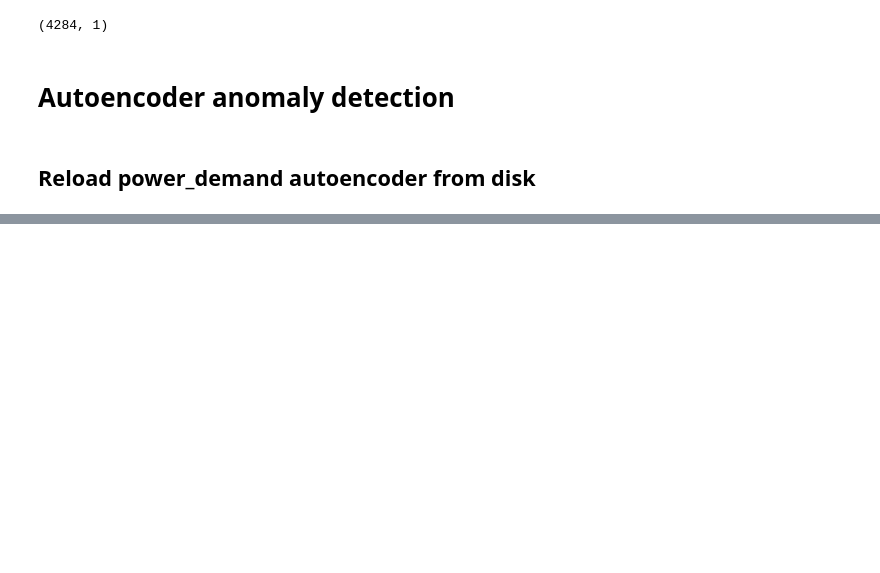
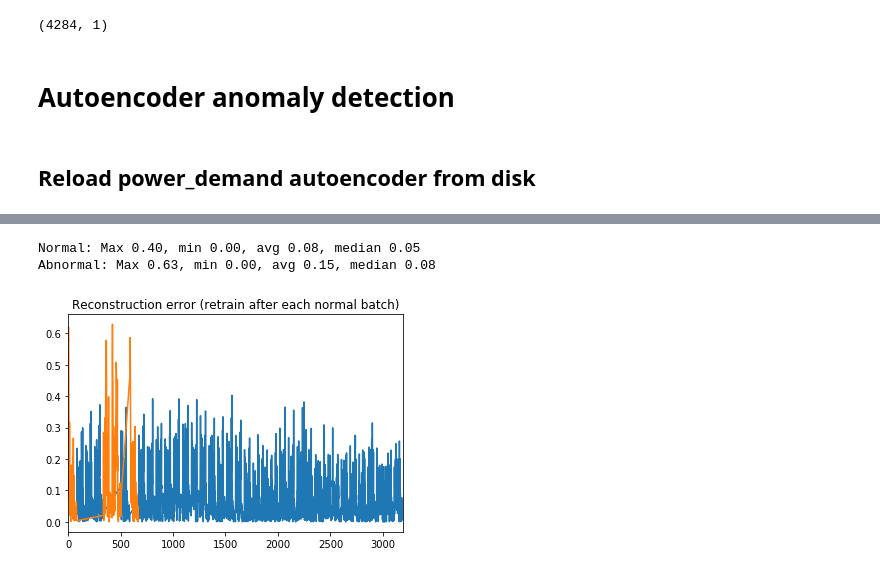
Before and after one commit to binli826/LSTM-Autoencoders, a Jupyter notebook: src/Synthetic example (Power demand dataset).ipynb, the cells around one changed output, grey strips where cells are left out. Drawn from its saved outputs; the diff is of its cells as text; code cells hidden in the pictures; blank space fills up the shorter version.

```diff
--- a/src/Synthetic example (Power demand dataset).ipynb
+++ b/src/Synthetic example (Power demand dataset).ipynb
@@ -97,0 +109,17 @@ foobar.to_csv("C:/Users/Bin/Desktop/Thesis/tmp/EncDecADModel_online_init/power_d
+# %%
+# reconstruction error (without retraining)
+
+normal =pd.DataFrame( foobar[label[1008:1008+3192]== 'normal'])
+abnormal =pd.DataFrame( foobar[label[1008:1008+3192]== 'anomaly'])
+
+error1 = abs( normal['input']- normal['output'])
+error2 = abs( abnormal['input']- abnormal['output'])
+error1.plot()
+error2.plot()
+plt.title("Reconstruction error (retrain after each normal batch)")
+print("Normal: Max %.2f, min %.2f, avg %.2f, median %.2f"%(max(error1),min(error1), np.mean(error1),np.median(error1)))
+print("Abnormal: Max %.2f, min %.2f, avg %.2f, median %.2f"%(max(error2),min(error2), np.mean(error2),np.median(error2)))
+# %% [output]
+Normal: Max 0.40, min 0.00, avg 0.08, median 0.05
+Abnormal: Max 0.63, min 0.00, avg 0.15, median 0.08
+[figure, added]
```
Also changed, not shown: parts of 21 cells of this notebook, 1 other file.
